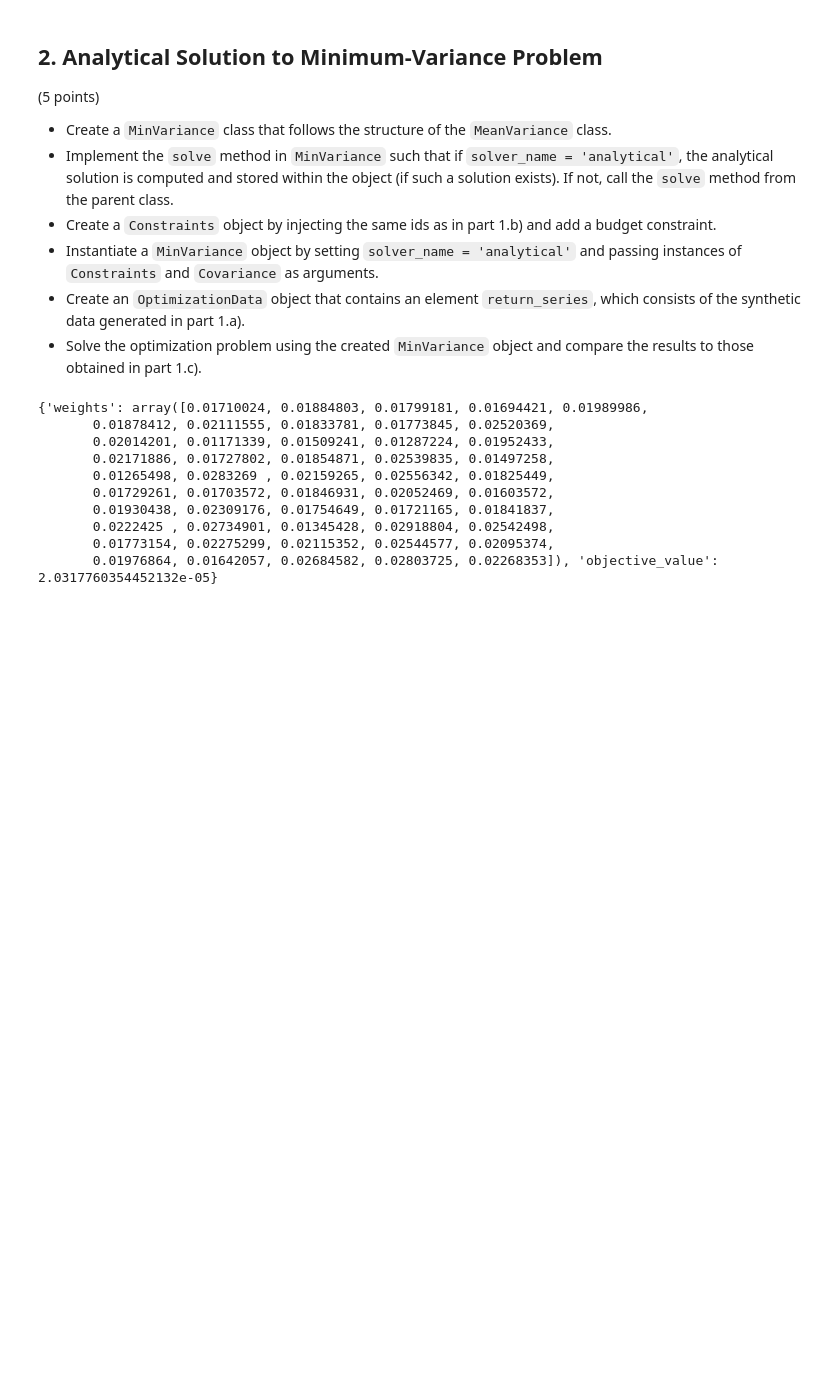
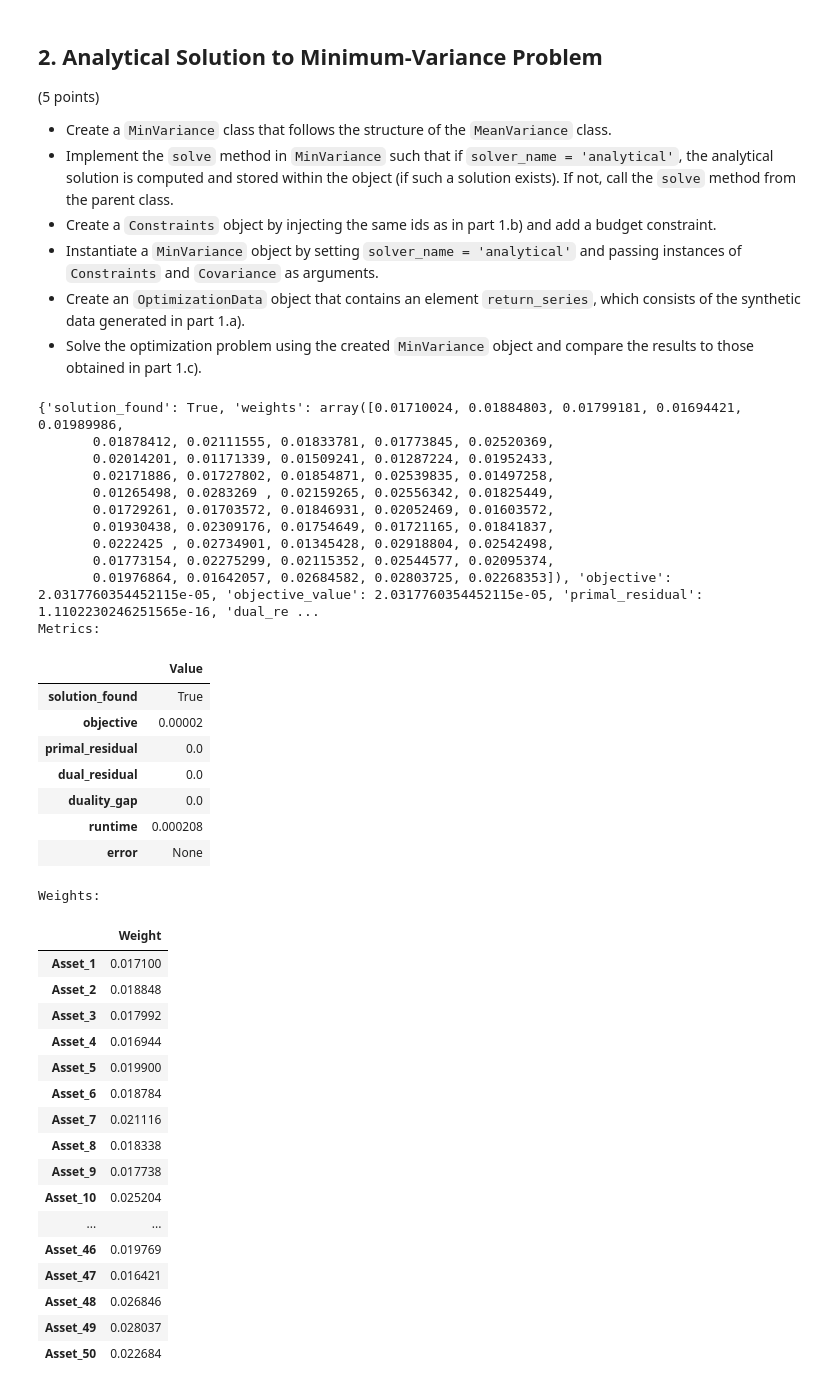
Before and after one commit to MatildeVenturi/qpmwp-course, a Jupyter notebook: assignments/assignment_1.ipynb, the cells around one changed output. Saved outputs shown, nothing was run; the diff lists cells and outputs as text; code cells hidden in the pictures; blank space fills up the shorter version.

```diff
--- a/assignments/assignment_1.ipynb
+++ b/assignments/assignment_1.ipynb
@@ -534,38 +634,83 @@ class MinVariance(Optimization):
         self._solve_analytically()
         return None
 # %%
-# Create a constraints object with just a budget constraint
+# 2. Create a constraints object with just a budget constraint
 constraints = Constraints(ids=returns.columns.tolist())
 constraints.add_budget(rhs=1, sense="=")
 
 covariance = Covariance(method='pearson')
 covariance.estimate(X=returns, inplace=True)
 
-# Instantiate the MinVariance class
+# 3. Instantiate the MinVariance class
 minvar = MinVariance(
     constraints=constraints,
     covariance=covariance,
     solver_name="analytical",
 )
 
-# Prepare the optimization data and prepare the optimization problem
+# 4. Prepare the optimization data and prepare the optimization problem
 optimization_data = OptimizationData(sigma=covariance.matrix)
 optimization_data["return_series"] = returns
 
-# Solve the optimization problem and print the weights
+# 5. Solve the optimization problem and print the weights
 minvar.set_objective(optimization_data=optimization_data)
 minvar.objective.coefficients
 
 minvar.solve()
 print(minvar.results)
+
+# 6. Show metrics and weights
+metric_keys = [
+    "solution_found",
+    "objective",
+    "primal_residual",
+    "dual_residual",
+    "duality_gap",
+    "runtime",
+    "error",
+]
+
+metrics = {k: minvar.results.get(k, None) for k in metric_keys}
+print("Metrics:")
+display(pd.DataFrame.from_dict(metrics, orient="index", columns=["Value"]))
+
+print("Weights:")
+display(pd.DataFrame(minvar.results["weights"], index=constraints.ids, columns=["Weight"]))
 # %% [output]
-{'weights': array([0.01710024, 0.01884803, 0.01799181, 0.01694421, 0.01989986,
+{'solution_found': True, 'weights': array([0.01710024, 0.01884803, 0.01799181, 0.01694421, 0.01989986,
        0.01878412, 0.02111555, 0.01833781, 0.01773845, 0.02520369,
        0.02014201, 0.01171339, 0.01509241, 0.01287224, 0.01952433,
        0.02171886, 0.01727802, 0.01854871, 0.02539835, 0.01497258,
        0.01265498, 0.0283269 , 0.02159265, 0.02556342, 0.01825449,
        0.01729261, 0.01703572, 0.01846931, 0.02052469, 0.01603572,
        0.01930438, 0.02309176, 0.01754649, 0.01721165, 0.01841837,
        0.0222425 , 0.02734901, 0.01345428, 0.02918804, 0.02542498,
        0.01773154, 0.02275299, 0.02115352, 0.02544577, 0.02095374,
-       0.01976864, 0.01642057, 0.02684582, 0.02803725, 0.02268353]), 'objective_value': 2.0317760354452132e-05}
+       0.01976864, 0.01642057, 0.02684582, 0.02803725, 0.02268353]), 'objective': 2.0317760354452115e-05, 'objective_value': 2.0317760354452115e-05, 'primal_residual': 1.1102230246251565e-16, 'dual_re ...
+Metrics:
+|  | Value |
+| solution_found | True |
+| objective | 0.00002 |
+| primal_residual | 0.0 |
+| dual_residual | 0.0 |
+| duality_gap | 0.0 |
+| runtime | 0.000208 |
+| error | None |
+Weights:
+|  | Weight |
+| Asset_1 | 0.017100 |
+| Asset_2 | 0.018848 |
+| Asset_3 | 0.017992 |
+| Asset_4 | 0.016944 |
+| Asset_5 | 0.019900 |
+| Asset_6 | 0.018784 |
+| Asset_7 | 0.021116 |
+| Asset_8 | 0.018338 |
+| Asset_9 | 0.017738 |
+| Asset_10 | 0.025204 |
+| ... | ... |
+| Asset_46 | 0.019769 |
+| Asset_47 | 0.016421 |
+| Asset_48 | 0.026846 |
+| Asset_49 | 0.028037 |
+| Asset_50 | 0.022684 |
```
Also changed, not shown: parts of 8 cells of this notebook, 2 other files.
